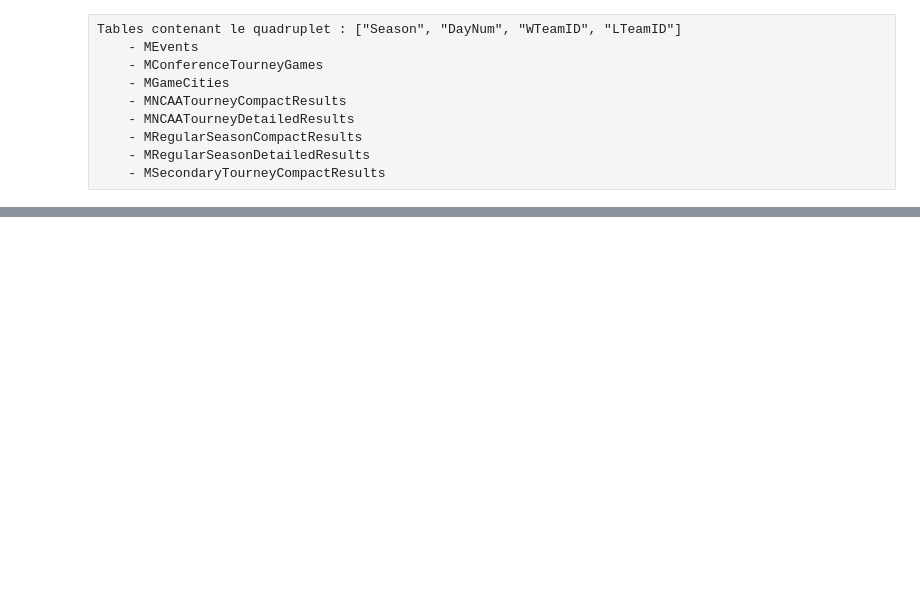
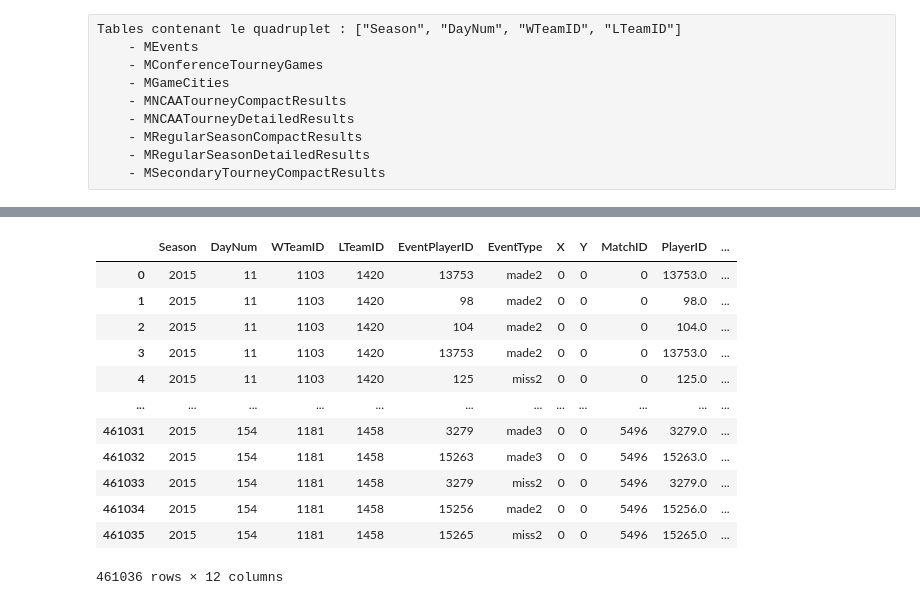
Before and after one commit to NicoR21/ncaam-2020, a Jupyter notebook: ncaam/src/test_app.ipynb, the cells around one changed output, grey strips where cells are left out. Cells and saved outputs as stored; diff of their text form; code cells hidden in the pictures; blank space fills up the shorter version.

```diff
--- a/ncaam/src/test_app.ipynb
+++ b/ncaam/src/test_app.ipynb
@@ -323,0 +290,5 @@ df_2015_id
+# %%
+# On utilise le df pour avoir le nom de chaque joueur en fonction de son ID pour le merge avec le df précédent
+MPlayers = data["MPlayers"]
+MPlayers = MPlayers[["PlayerID", "LastName", "FirstName"]]
+MPlayers.head()
@@ -323,0 +302,18 @@ df_2015_id
+# %%
+df_2015_id_player = pd.merge(df_2015_id, MPlayers,  how='left', left_on=['EventPlayerID'],
+                             right_on = ['PlayerID'])
+df_2015_id_player
+# %% [output]
+|  | Season | DayNum | WTeamID | LTeamID | EventPlayerID | EventType | X | Y | MatchID | PlayerID | ... |
+| 0 | 2015 | 11 | 1103 | 1420 | 13753 | made2 | 0 | 0 | 0 | 13753.0 | ... |
+| 1 | 2015 | 11 | 1103 | 1420 | 98 | made2 | 0 | 0 | 0 | 98.0 | ... |
+| 2 | 2015 | 11 | 1103 | 1420 | 104 | made2 | 0 | 0 | 0 | 104.0 | ... |
+| 3 | 2015 | 11 | 1103 | 1420 | 13753 | made2 | 0 | 0 | 0 | 13753.0 | ... |
+| 4 | 2015 | 11 | 1103 | 1420 | 125 | miss2 | 0 | 0 | 0 | 125.0 | ... |
+| ... | ... | ... | ... | ... | ... | ... | ... | ... | ... | ... | ... |
+| 461031 | 2015 | 154 | 1181 | 1458 | 3279 | made3 | 0 | 0 | 5496 | 3279.0 | ... |
+| 461032 | 2015 | 154 | 1181 | 1458 | 15263 | made3 | 0 | 0 | 5496 | 15263.0 | ... |
+| 461033 | 2015 | 154 | 1181 | 1458 | 3279 | miss2 | 0 | 0 | 5496 | 3279.0 | ... |
+| 461034 | 2015 | 154 | 1181 | 1458 | 15256 | made2 | 0 | 0 | 5496 | 15256.0 | ... |
+| 461035 | 2015 | 154 | 1181 | 1458 | 15265 | miss2 | 0 | 0 | 5496 | 15265.0 | ... |
+461036 rows × 12 columns
```
Also changed, not shown: parts of 24 cells of this notebook.
